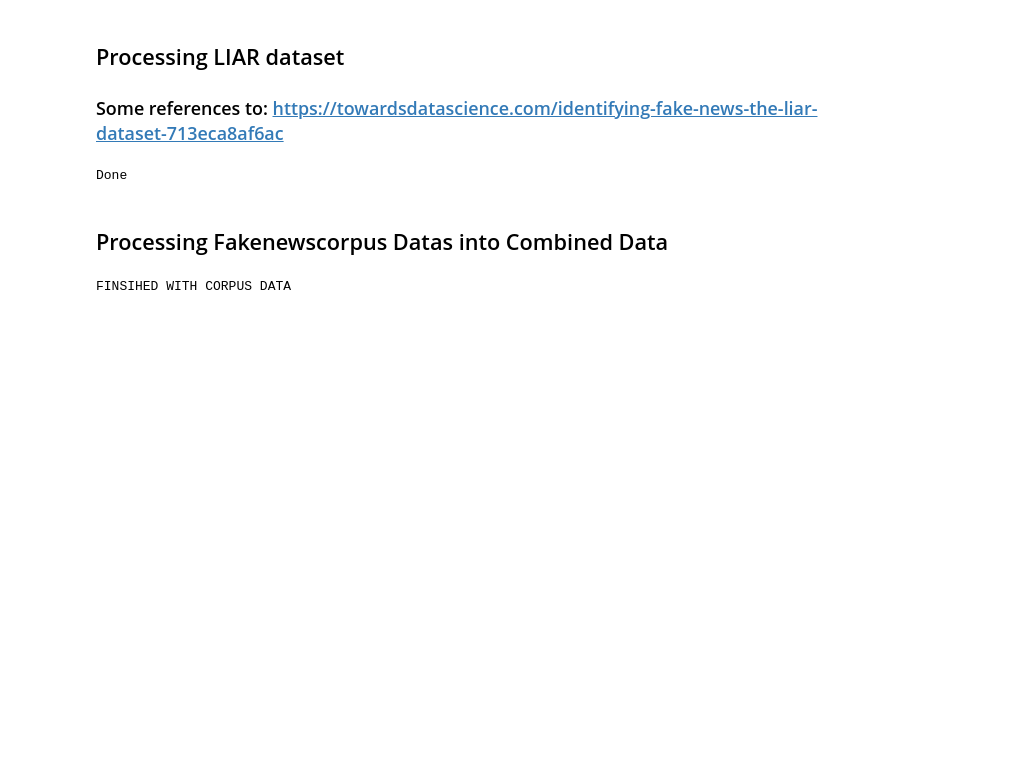
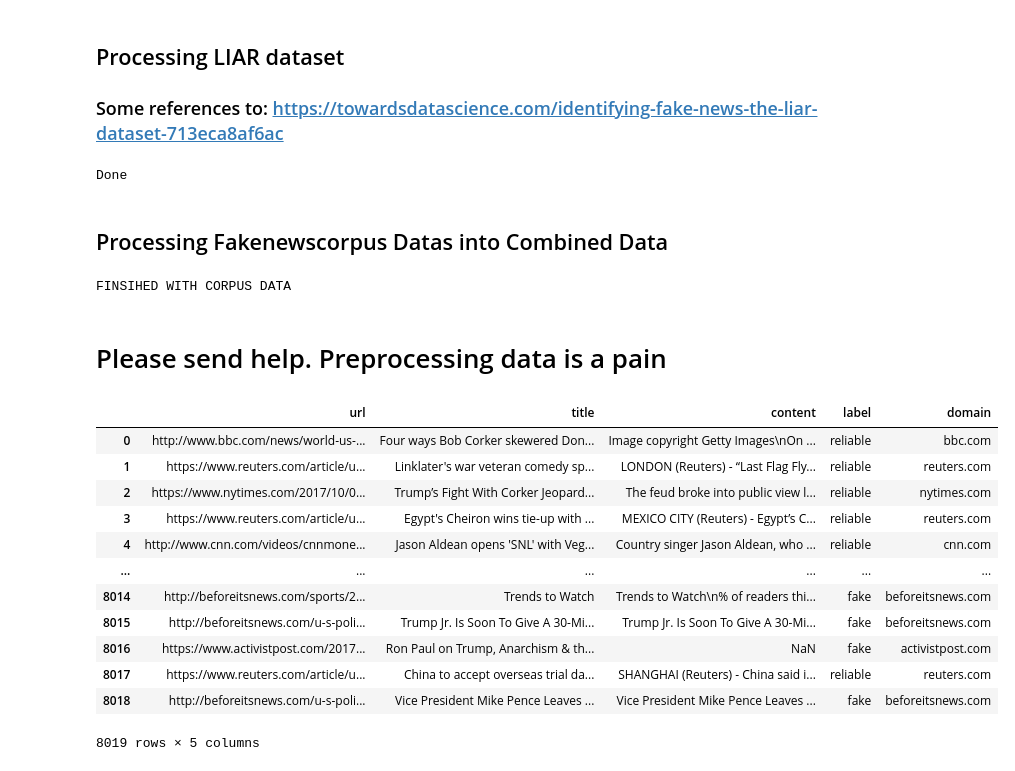
Before and after one commit to CS3244-MachineLearning-Project-AY2021/Fake_News_Detection, a Jupyter notebook: Jerry/Combining_Dataset.ipynb, the cells around one changed output. Drawn from its saved outputs; the diff is of its cells as text; code cells hidden in the pictures; blank space fills up the shorter version.

```diff
--- a/Jerry/Combining_Dataset.ipynb
+++ b/Jerry/Combining_Dataset.ipynb
@@ -82,3 +82,22 @@ for single_df in fakenewscorpus_csv_iter:
 print("FINSIHED WITH CORPUS DATA")
 # %% [output]
 FINSIHED WITH CORPUS DATA
+# %% [markdown]
+# Please send help. Preprocessing data is a pain
+# %%
+kaggle_csv = pd.read_csv('./work/Datasets/Combined_Dataset/combined_data.csv')
+kaggle_csv
+# %% [output]
+|  | url | title | content | label | domain |
+| 0 | http://www.bbc.com/news/world-us-... | Four ways Bob Corker skewered Don... | Image copyright Getty Images\nOn ... | reliable | bbc.com |
+| 1 | https://www.reuters.com/article/u... | Linklater's war veteran comedy sp... | LONDON (Reuters) - “Last Flag Fly... | reliable | reuters.com |
+| 2 | https://www.nytimes.com/2017/10/0... | Trump’s Fight With Corker Jeopard... | The feud broke into public view l... | reliable | nytimes.com |
+| 3 | https://www.reuters.com/article/u... | Egypt's Cheiron wins tie-up with ... | MEXICO CITY (Reuters) - Egypt’s C... | reliable | reuters.com |
+| 4 | http://www.cnn.com/videos/cnnmone... | Jason Aldean opens 'SNL' with Veg... | Country singer Jason Aldean, who ... | reliable | cnn.com |
+| ... | ... | ... | ... | ... | ... |
+| 8014 | http://beforeitsnews.com/sports/2... | Trends to Watch | Trends to Watch\n% of readers thi... | fake | beforeitsnews.com |
+| 8015 | http://beforeitsnews.com/u-s-poli... | Trump Jr. Is Soon To Give A 30-Mi... | Trump Jr. Is Soon To Give A 30-Mi... | fake | beforeitsnews.com |
+| 8016 | https://www.activistpost.com/2017... | Ron Paul on Trump, Anarchism & th... | NaN | fake | activistpost.com |
+| 8017 | https://www.reuters.com/article/u... | China to accept overseas trial da... | SHANGHAI (Reuters) - China said i... | reliable | reuters.com |
+| 8018 | http://beforeitsnews.com/u-s-poli... | Vice President Mike Pence Leaves ... | Vice President Mike Pence Leaves ... | fake | beforeitsnews.com |
+8019 rows × 5 columns
```
Also changed, not shown: parts of 4 cells of this notebook, 1 other file.
